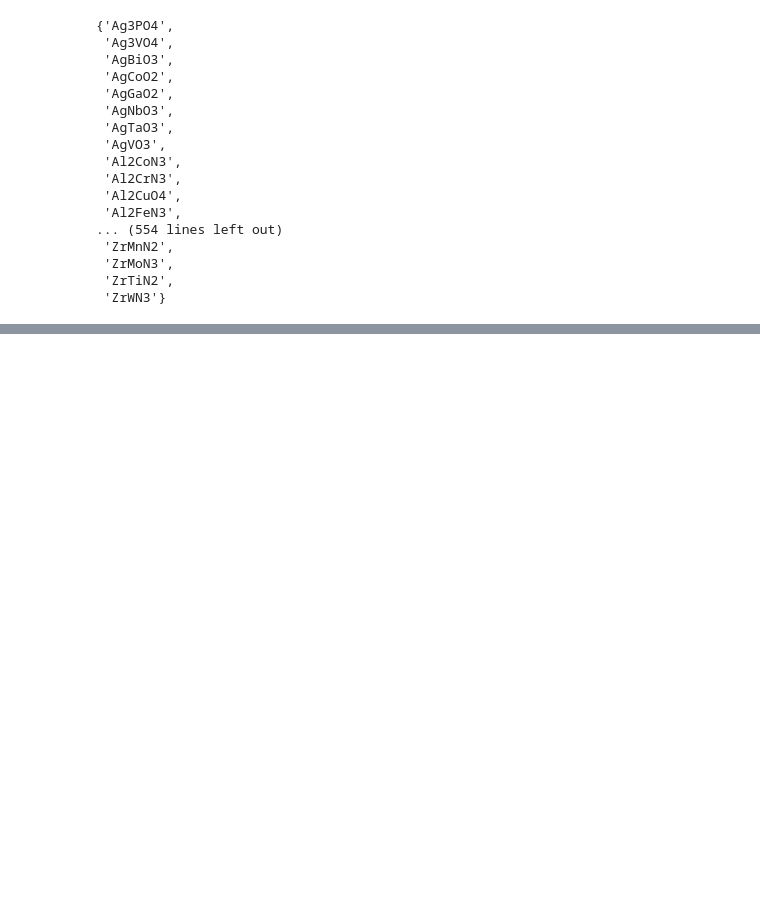
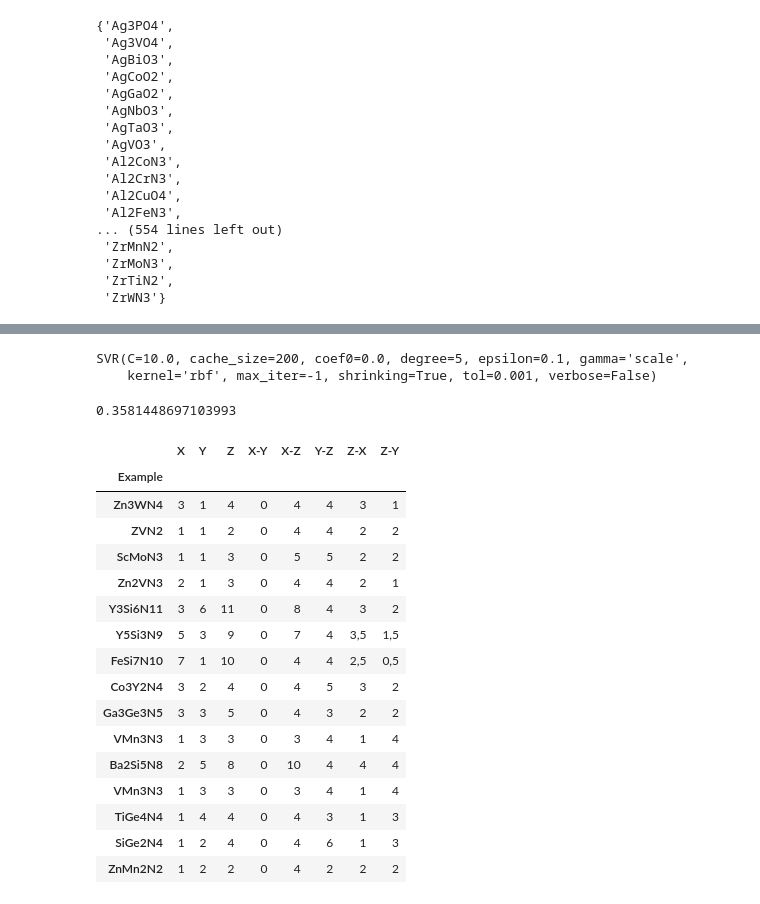
Before and after one commit to hinevics/ML-for-new-materials-discovery, a Jupyter notebook: Bandgap prediction/Data preparation.ipynb, the cells around one changed output, grey strips where cells are left out. Cells and saved outputs as stored; diff of their text form; code cells hidden in the pictures; blank space fills up the shorter version.

```diff
--- a/Bandgap prediction/Data preparation.ipynb
+++ b/Bandgap prediction/Data preparation.ipynb
@@ -262,0 +324,9 @@ y_test = pd.concat([y_test_nitride, y_test_oxide])
+# %%
+svr.fit(X=X_poly_train, y=y_train)
+# %% [output]
+SVR(C=10.0, cache_size=200, coef0=0.0, degree=5, epsilon=0.1, gamma='scale',
+    kernel='rbf', max_iter=-1, shrinking=True, tol=0.001, verbose=False)
+# %%
+svr.score(X=X_test, y=y_test)
+# %% [output]
+0.3581448697103993
@@ -262,0 +335,22 @@ y_test = pd.concat([y_test_nitride, y_test_oxide])
+# %%
+interaction_data_nitrides.rename(columns={'N':'Z', 'X-N':'X-Z', 'Y-N':'Y-Z', 'N-X':'Z-X', 'N-Y':'Z-Y'}, inplace=True)
+# %%
+interaction_data_nitrides
+# %% [output]
+|  | X | Y | Z | X-Y | X-Z | Y-Z | Z-X | Z-Y |
+| Example |  |  |  |  |  |  |  |  |
+| Zn3WN4 | 3 | 1 | 4 | 0 | 4 | 4 | 3 | 1 |
+| ZVN2 | 1 | 1 | 2 | 0 | 4 | 4 | 2 | 2 |
+| ScMoN3 | 1 | 1 | 3 | 0 | 5 | 5 | 2 | 2 |
+| Zn2VN3 | 2 | 1 | 3 | 0 | 4 | 4 | 2 | 1 |
+| Y3Si6N11 | 3 | 6 | 11 | 0 | 8 | 4 | 3 | 2 |
+| Y5Si3N9 | 5 | 3 | 9 | 0 | 7 | 4 | 3,5 | 1,5 |
+| FeSi7N10 | 7 | 1 | 10 | 0 | 4 | 4 | 2,5 | 0,5 |
+| Co3Y2N4 | 3 | 2 | 4 | 0 | 4 | 5 | 3 | 2 |
+| Ga3Ge3N5 | 3 | 3 | 5 | 0 | 4 | 3 | 2 | 2 |
+| VMn3N3 | 1 | 3 | 3 | 0 | 3 | 4 | 1 | 4 |
+| Ba2Si5N8 | 2 | 5 | 8 | 0 | 10 | 4 | 4 | 4 |
+| VMn3N3 | 1 | 3 | 3 | 0 | 3 | 4 | 1 | 4 |
+| TiGe4N4 | 1 | 4 | 4 | 0 | 4 | 3 | 1 | 3 |
+| SiGe2N4 | 1 | 2 | 4 | 0 | 4 | 6 | 1 | 3 |
+| ZnMn2N2 | 1 | 2 | 2 | 0 | 4 | 2 | 2 | 2 |
```
Also changed, not shown: parts of 30 cells of this notebook.
